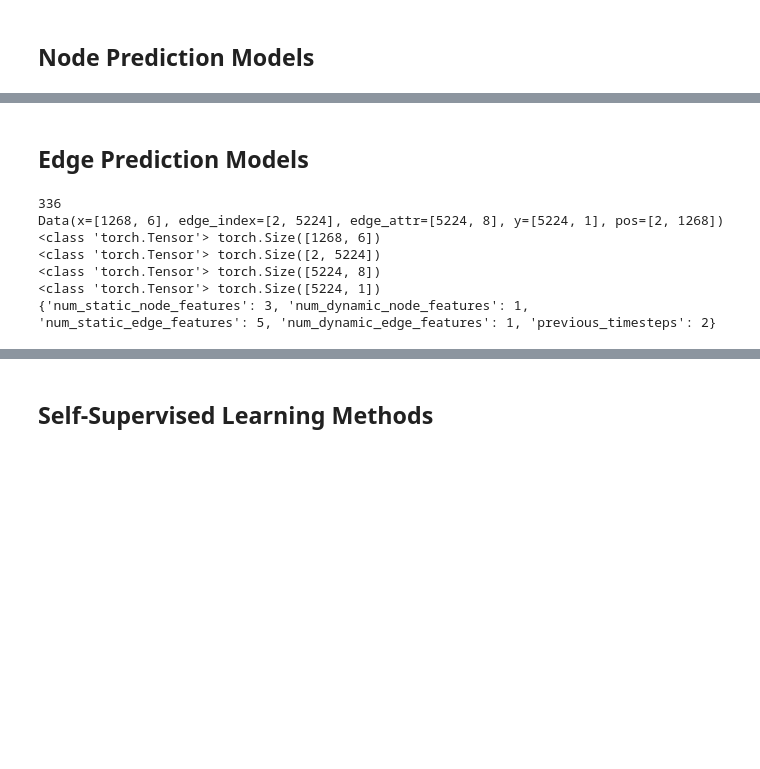
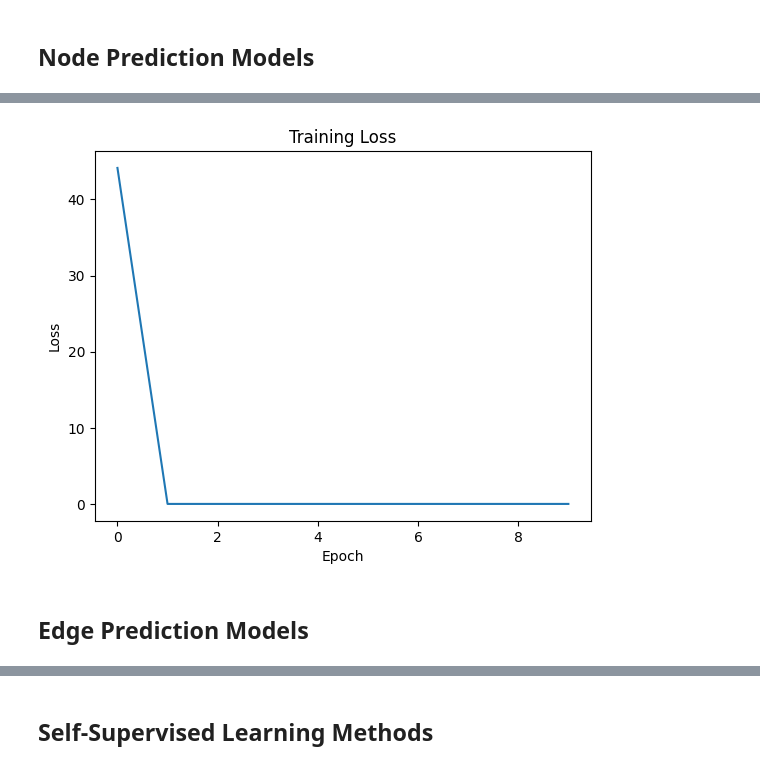
Before and after one commit to acostacos/gnn_flood_modeling, a Jupyter notebook: test.ipynb, the cells around one changed output, grey strips where cells are left out. Cells and saved outputs as stored; diff of their text form; code cells hidden in the pictures; blank space fills up the shorter version.

Commit message:
Created Trainer classes for different tasks

```diff
--- a/test.ipynb
+++ b/test.ipynb
@@ -20,7 +21,7 @@ with open('config.yaml') as f:
 # %%
 dataset, info = FloodingEventDataset(node_features=config['node_features'],
                     edge_features=config['edge_features'],
-                    # debug=True,
+                    debug=True,
                     **config['dataset_parameters']).load()
 # %% [output]
 Loading data from the following files:
@@ -111,9 +63,2 @@ Error:
 # %% [markdown]
 ## Node Prediction Models
-# %%
-negnn_params = model_info['NodeEdgeGNN']
-model = NodeEdgeGNN(**negnn_params, **base_model_params)
-optimizer = torch.optim.Adam(model.parameters(), lr=lr_info['learning_rate'], weight_decay=lr_info['weight_decay'])
-loss_func = torch.nn.L1Loss() # Modify loss function to handle node error and edge error
-
-train(model, train_dataset, loss_func, optimizer)
@@ -135,8 +65,22 @@ Inference time: 0.333728 seconds
+# %%
+node_model_map = {
+    'SWEGNN': SWEGNN,
+    'GCN': GCN,
+    'GAT': GAT,
+    'GIN': GIN,
+    'GraphSAGE': GraphSAGE,
+}
 # %%
-gcn_params = model_info['GCN']
-model = GCN(**gcn_params, **base_model_params)
+model_name = 'GIN' # Choose from the ff: SWEGNN, GCN, GAT, GIN, GraphSAGE
+model_params = config['model_parameters'][model_name]
+model = node_model_map[model_name](**model_params, **base_model_params)
+
+num_epochs = 10
 optimizer = torch.optim.Adam(model.parameters(), lr=lr_info['learning_rate'], weight_decay=lr_info['weight_decay'])
 loss_func = torch.nn.L1Loss()
 
-train(model, train_dataset, loss_func, optimizer)
+trainer = NodeRegressionTrainer(train_dataset=train_dataset, val_dataset=test_dataset, model=model,
+                                loss_func=loss_func, optimizer=optimizer, num_epochs=num_epochs, device=device)
+trainer.train()
+trainer.validate()
 # %% [output]
@@ -254,0 +97,5 @@ Inference time: 6.173333 seconds
+# %%
+stats = trainer.get_stats()
+stats.print_stats_summary()
+stats.plot_train_loss()
+# %% [output]
@@ -255,22 +109,3 @@ Inference time: 6.173333 seconds
+[figure, added]
 # %% [markdown]
 ## Edge Prediction Models
-# %%
-dataset, info = EdgeRegressionDataset(node_features=config['node_features'],
-                    edge_features=config['edge_features'],
-                    **config['dataset_parameters']).load()
-
-print(len(dataset))
-print(dataset[0])
-print(type(dataset[0].x), dataset[0].x.shape)
-print(type(dataset[0].edge_index), dataset[0].edge_index.shape)
-print(type(dataset[0].edge_attr), dataset[0].edge_attr.shape)
-print(type(dataset[0].y), dataset[0].y.shape)
-print(info)
-# %% [output]
-336
-Data(x=[1268, 6], edge_index=[2, 5224], edge_attr=[5224, 8], y=[5224, 1], pos=[2, 1268])
-<class 'torch.Tensor'> torch.Size([1268, 6])
-<class 'torch.Tensor'> torch.Size([2, 5224])
-<class 'torch.Tensor'> torch.Size([5224, 8])
-<class 'torch.Tensor'> torch.Size([5224, 1])
-{'num_static_node_features': 3, 'num_dynamic_node_features': 1, 'num_static_edge_features': 5, 'num_dynamic_edge_features': 1, 'previous_timesteps': 2}
```
Also changed, not shown: parts of 22 cells of this notebook, 7 other files.
